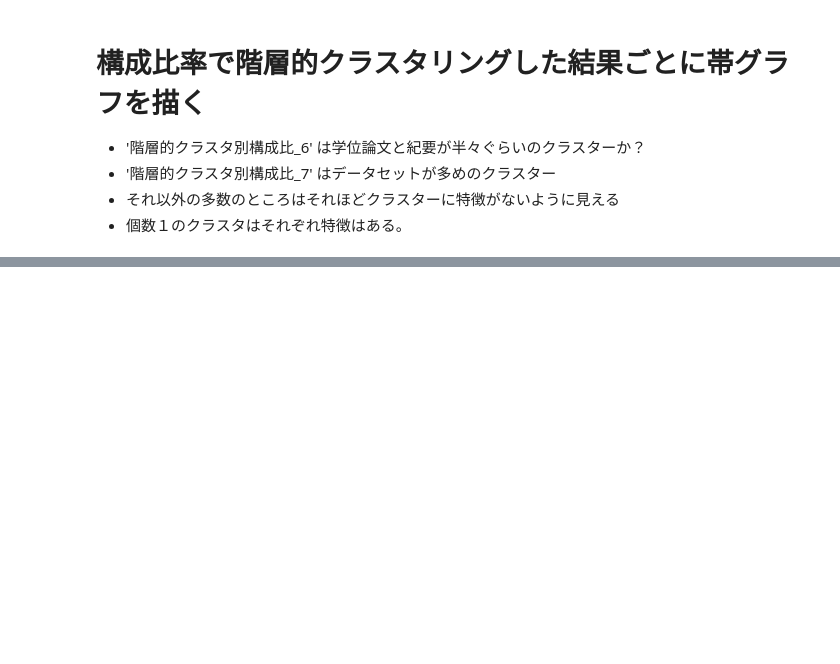
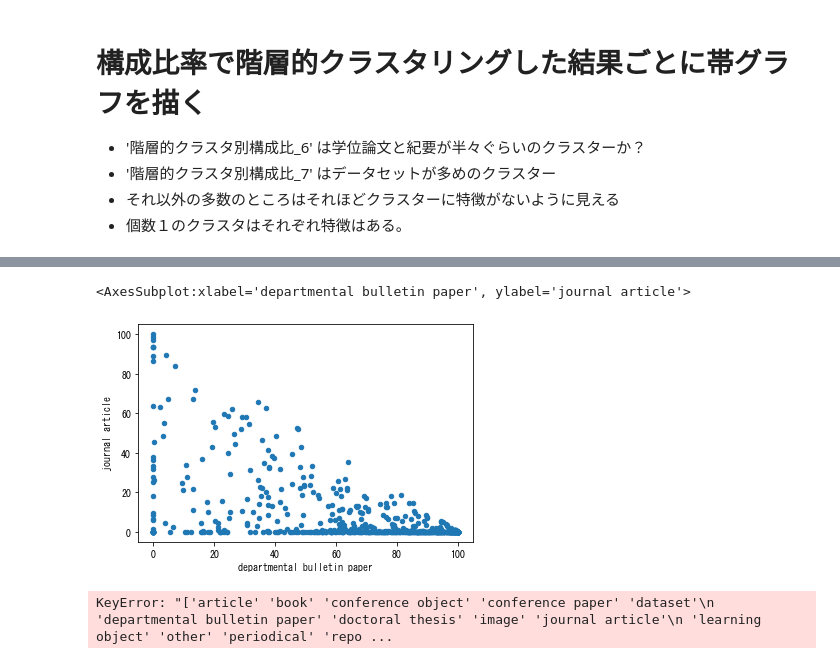
Before and after one commit to wonox/irdbscraping, a Jupyter notebook: irdbscraping.ipynb, the cells around one changed output, grey strips where cells are left out. Saved outputs shown, nothing was run; the diff lists cells and outputs as text; code cells hidden in the pictures; blank space fills up the shorter version.

```diff
--- a/irdbscraping.ipynb
+++ b/irdbscraping.ipynb
@@ -623,0 +661,25 @@ for i, clust in enumerate(cluster_list):
+# %%
+# 紀要と雑誌論文の散布図を作成
+# import matplotlib.pyplot as plt
+# from matplotlib import rcParams
+# plt.rcParams["font.family"] = "MS Gothic"
+plt.rcParams['font.size'] = 10
+# fig, ax = plt.subplots(figsize=(30,10))
+# pivot_orders_df4 は 元のDataFrame
+pivot_orders_df5.plot.scatter(x='departmental bulletin paper', y='journal article')
+# %% [output]
+<AxesSubplot:xlabel='departmental bulletin paper', ylabel='journal article'>
+[figure, added]
+# %%
+# 各列の合計行を追加
+pivot_orders_df6 = pd.concat([pivot_orders_df5,pd.DataFrame(pivot_orders_df5.sum(axis=0),columns=['GTotal']).T])
+# pivot_orders_df6[pivot_orders_df6.filter(items=['GTotal'], axis=0) < 0.1]
+# filtered_df = pivot_orders_df6.filter(items=['GTotal'], axis=0) > 1
+# print(filtered_df)
+# column direction choise
+# df_choise = df.loc[:, (df == 3).any()]
+# GTotalが1より大きいもののカラム名を取得
+#pivot_orders_df6[pivot_orders_df6.loc[['GTotal'] ,:] > 1].dropna(how='all', axis=1).columns
+print(pivot_orders_df6.drop(pivot_orders_df6[pivot_orders_df6.loc[['GTotal'] ,:] > 1].dropna(how='all', axis=1).columns, axis=0))
+# %% [output]
+KeyError: "['article' 'book' 'conference object' 'conference paper' 'dataset'\n 'departmental bulletin paper' 'doctoral thesis' 'image' 'journal article'\n 'learning object' 'other' 'periodical' 'repo ...
```
Also changed, not shown: parts of 14 cells of this notebook, 4 other files.
